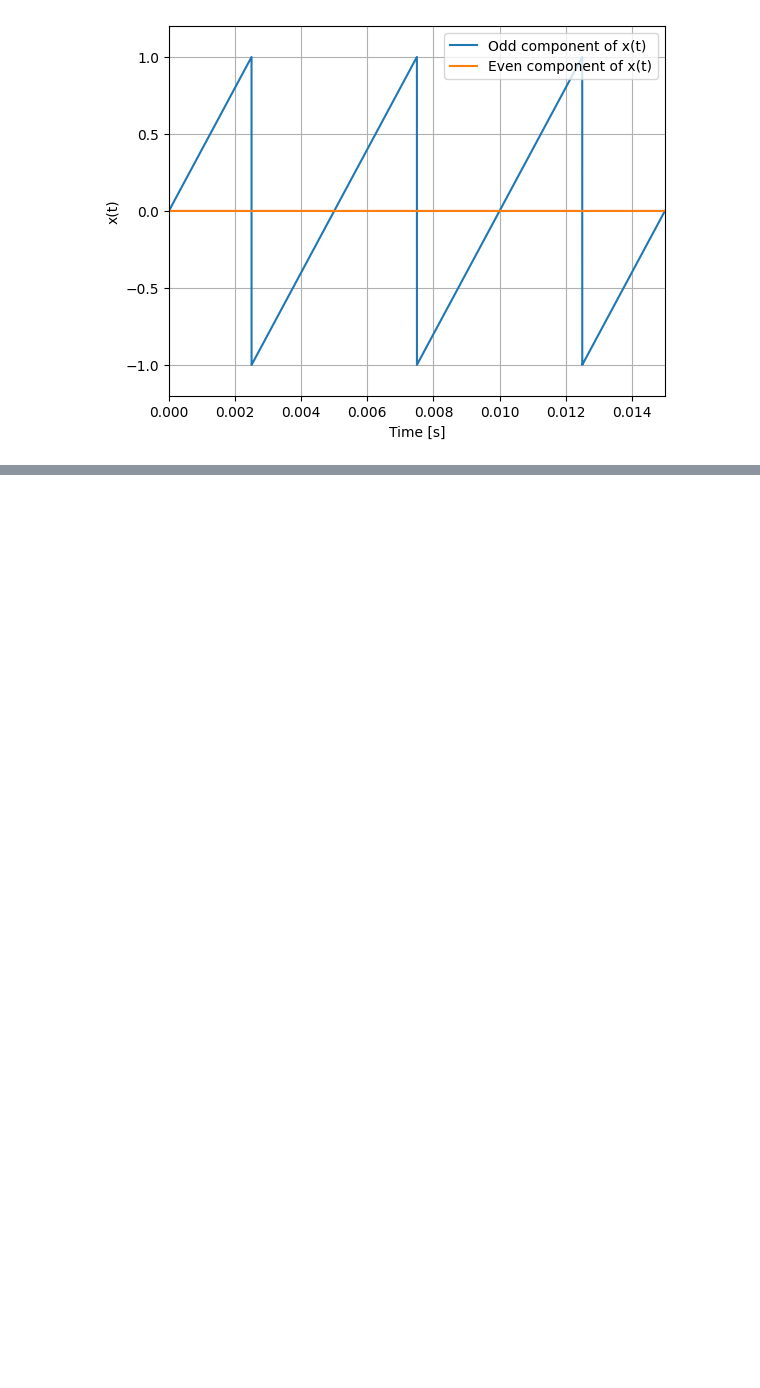
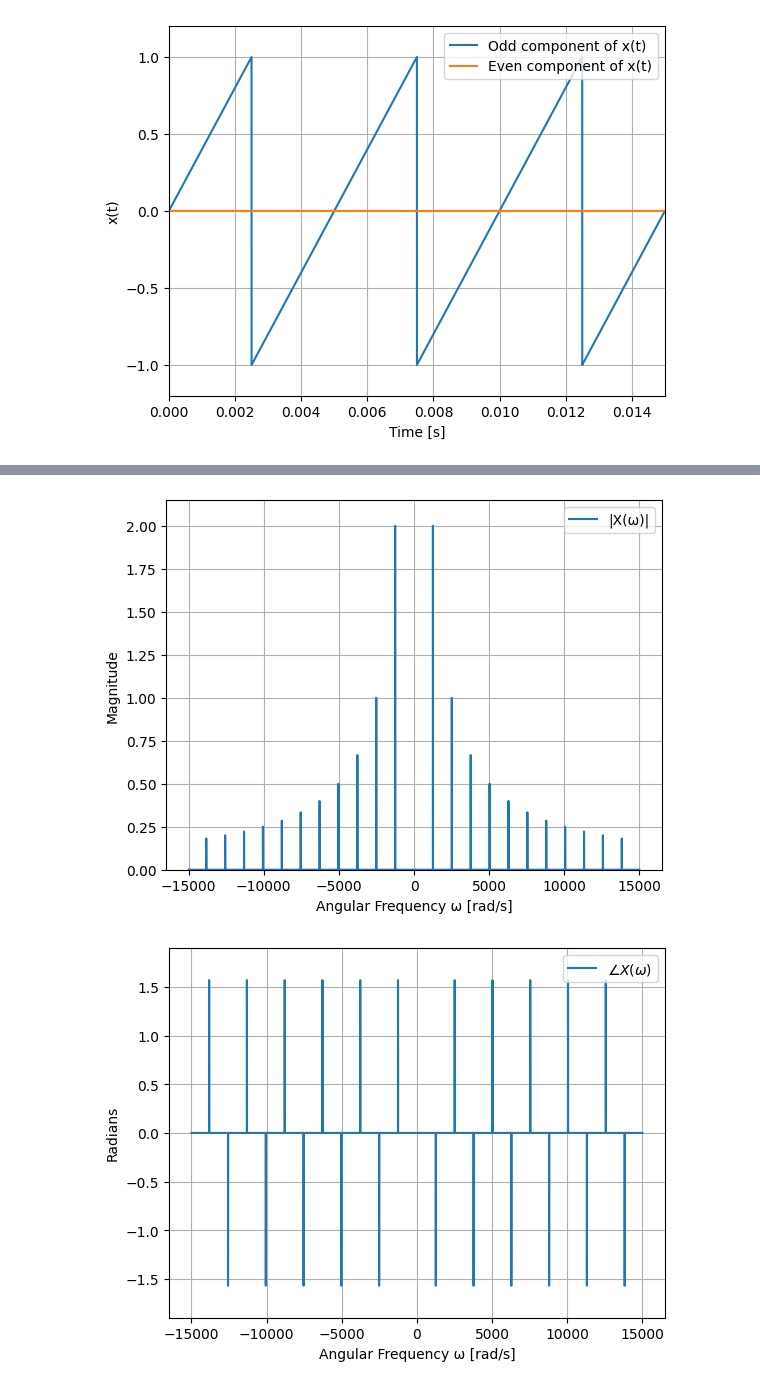
Before and after one commit to OliverHansson/Sigtrans_assignments, a Jupyter notebook: Assignment2/Assignment2.ipynb, the cells around one changed output, grey strips where cells are left out. Saved outputs shown, nothing was run; the diff lists cells and outputs as text; code cells hidden in the pictures; blank space fills up the shorter version.

```diff
--- a/Assignment2/Assignment2.ipynb
+++ b/Assignment2/Assignment2.ipynb
@@ -62 +62,38 @@ plt.show()
 [figure]
+# %%
+X_omega = np.zeros(len(omega), dtype = complex)
+#n = 11 #15000/400pi = ca 11
+omega_0 = 2*np.pi*200 #Since the frequency is 200 Hz
+
+
+for n in range(-11, 12):
+    if n != 0:
+        Cn = (1j / (n * np.pi)) * (-1)**n
+        # Find the index corresponding to n * omega_0 in the omega array
+        index = np.abs(omega - n * omega_0).argmin()
+        X_omega[index] = 2 * np.pi * Cn
+
+
+# Plot the magnitude response
+fig, ax1 = plt.subplots()
+fig, ax2 = plt.subplots()
+
+ax1.plot(omega, np.abs(X_omega), label='|X(ω)|')
+ax1.set_xlabel('Angular Frequency ω [rad/s]')
+ax1.set_ylabel('Magnitude')
+ax1.set_ylim(0, 2.15)     # Set y-axis limits
+ax1.legend(loc='upper right')       # Add legend
+ax1.grid(True)                      # Turn on the grid
+
+# Plot the phase response
+ax2.plot(omega, np.angle(X_omega), label=r"$\angle X(ω)$")
+ax2.set_xlabel('Angular Frequency ω [rad/s]')
+ax2.set_ylabel('Radians')
+ax2.set_ylim(-1.9, 1.9)     # Set y-axis limits
+ax2.legend(loc='upper right')       # Add legend
+ax2.grid(True)                      # Turn on the grid
+
+plt.show()
+# %% [output]
+[figure, added]
+[figure, added]
```
Also changed, not shown: parts of 5 cells of this notebook.
